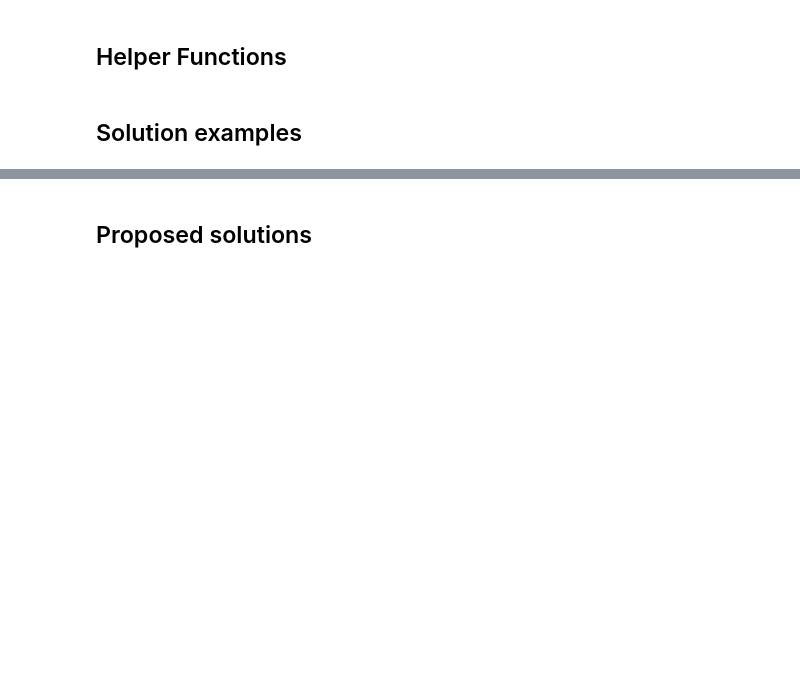
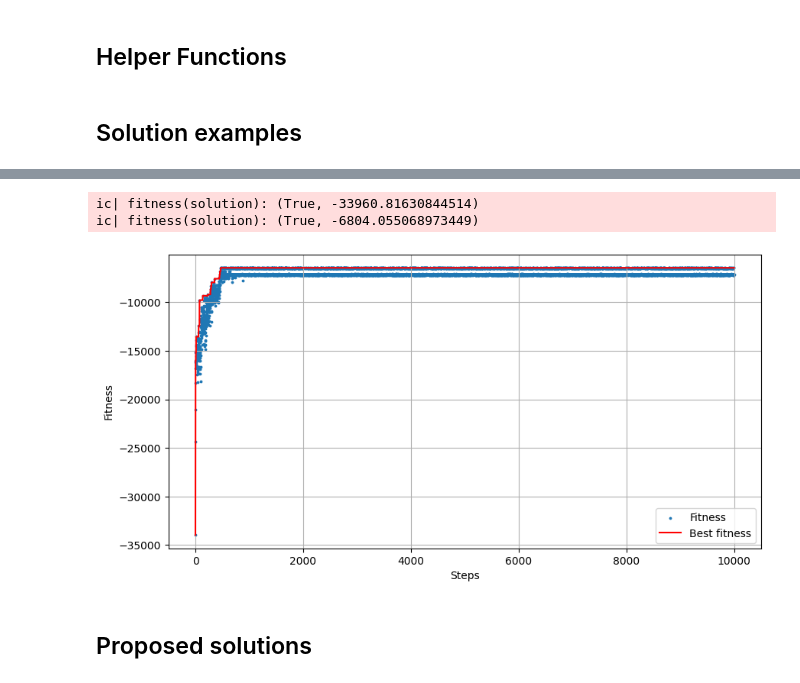
Before and after one commit to RonPlusSign/CI2024_lab1, a Jupyter notebook: set-cover.ipynb, the cells around one changed output, grey strips where cells are left out. Saved outputs shown, nothing was run; the diff lists cells and outputs as text; code cells hidden in the pictures; blank space fills up the shorter version.

```diff
--- a/set-cover.ipynb
+++ b/set-cover.ipynb
@@ -133,3 +165,27 @@ ic| fitness(solution): (True, -471934.08013160754)
+# %%
+# Professor's solution: RMHC with multiple mutations and adapting strength
+tweak = multiple_mutation_strength
+strength = 0.5
+solution = rng.random(NUM_SETS) < 1 # Take all sets
+solution_fitness = fitness(solution)
+ic(fitness(solution))
+history = [solution_fitness[1]]
+
+for step in range(MAX_STEPS):
+    if step % 100 == 0: # Strength adaptation
+        strength /= 2
+    new_solution = tweak(solution, strength)
+    history.append(fitness(new_solution)[1])
+    if fitness(new_solution) > solution_fitness:
+        solution = new_solution
+        solution_fitness = fitness(solution)
+
+ic(fitness(solution))
+plot(history)
+# %% [output]
+ic| fitness(solution): (True, -33960.81630844514)
+ic| fitness(solution): (True, -6804.055068973449)
+[figure, added]
 # %% [markdown]
 ## Proposed solutions
 # %% [markdown]
```
Also changed, not shown: parts of 13 cells of this notebook.
